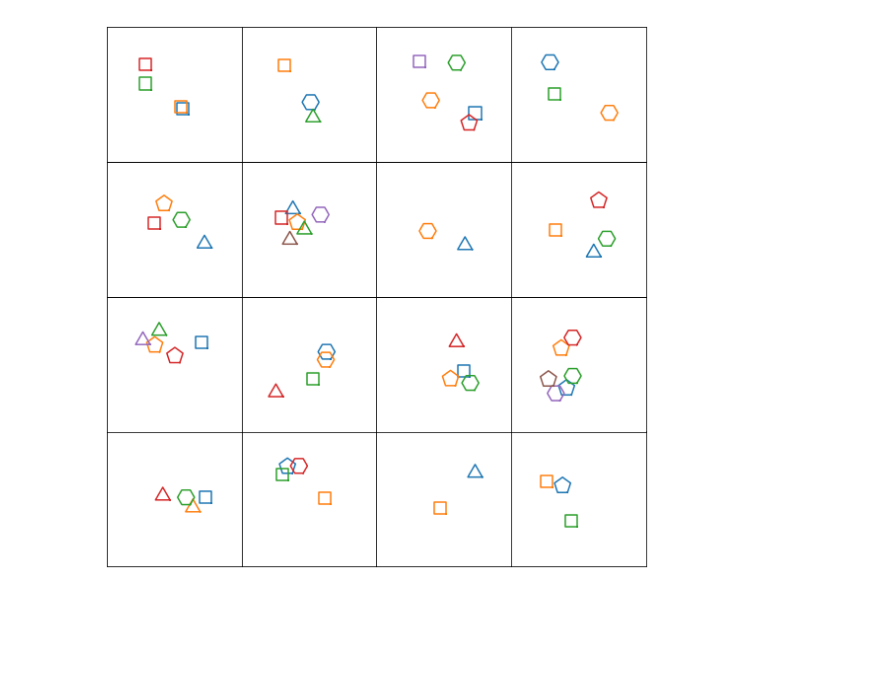
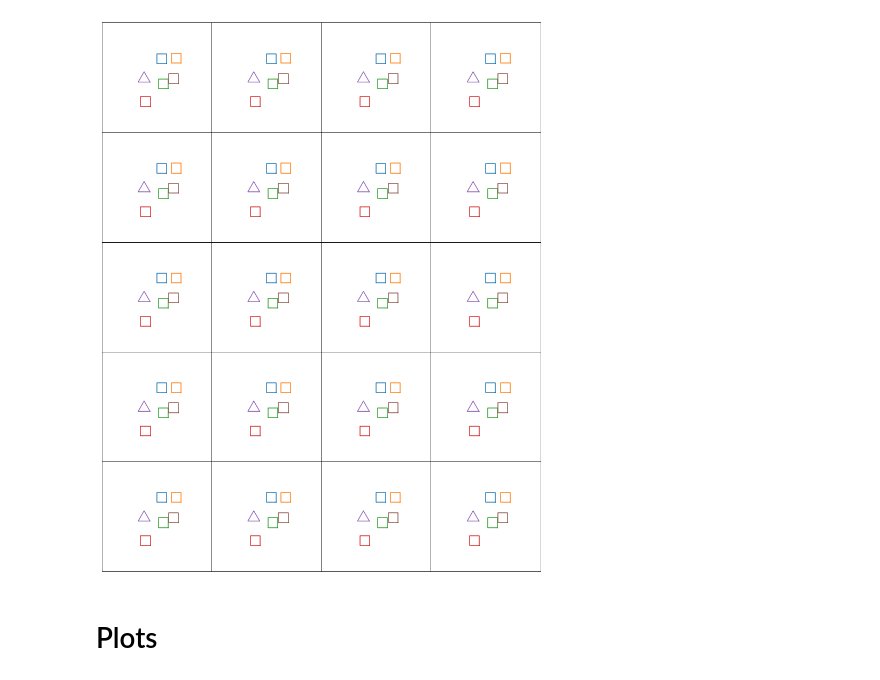
Before and after one commit to SeohaSong/NOTE, a Jupyter notebook: Reaserchs/mail/Pattern Generation.ipynb, the cells around one changed output. Saved outputs shown, nothing was run; the diff lists cells and outputs as text; code cells hidden in the pictures; blank space fills up the shorter version.

```diff
--- a/Reaserchs/mail/Pattern Generation.ipynb
+++ b/Reaserchs/mail/Pattern Generation.ipynb
@@ -3,11 +7,7 @@
 # %%
-from matplotlib import pyplot as plt
-import numpy as np
+def plot_grid(plots, figsize, col8row, margin=0.05):
 
-
-def plot_grid(plots, figsize, row8col, margin=0.05):
-
-    row_n, col_n = row8col
+    col_n, row_n = col8row
     plot_n = len(plots)
     w = (1 - margin) / col_n
     h = (1 - margin) / row_n
@@ -52,12 +52,14 @@ def get_polygon(n):
     return rotate(polygon, revision_angle)
 
 
-def get_random_polygons_plot():
+def get_random_polygons_plot(seed):
 
     def get_polygon_(mo_vac):
         n_angle = np.random.randint(3, 7)
         A = get_polygon(n_angle)
         return A/4+np.array(mo_vac)
+
+    np.random.seed(seed)
 
     n_polygon = np.random.randint(2, 7)
     mo_vacs = np.random.uniform(-1, 1, [n_polygon, 2])
@@ -73,7 +75,7 @@ def get_random_polygons_plot():
 
     return np.array(polygons)
 # %%
-plots = [get_random_polygons_plot() for i in range(16)]
-plot_grid(plots, [8, 8], [4, 4])
+plots = [get_random_polygons_plot(0) for i in range(20)]
+plot_grid(plots, [12, 15], [4, 5])
 # %% [output]
-[figure, old version]
+[figure, new version]
@@ -79,0 +173,2 @@ plot_grid(plots, [8, 8], [4, 4])
+# %% [markdown]
+# Plots
```
Also changed, not shown: parts of 5 cells of this notebook, 12 other files.
